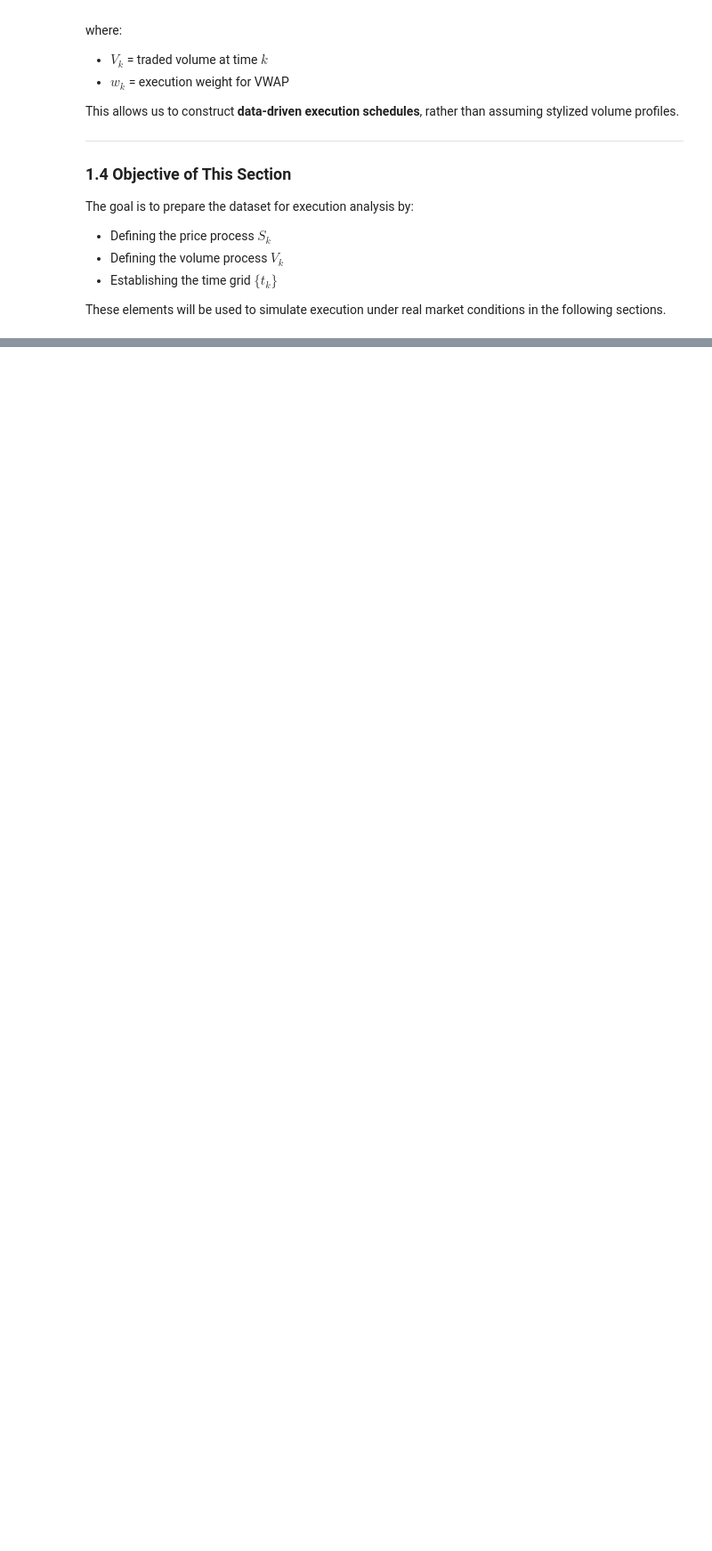
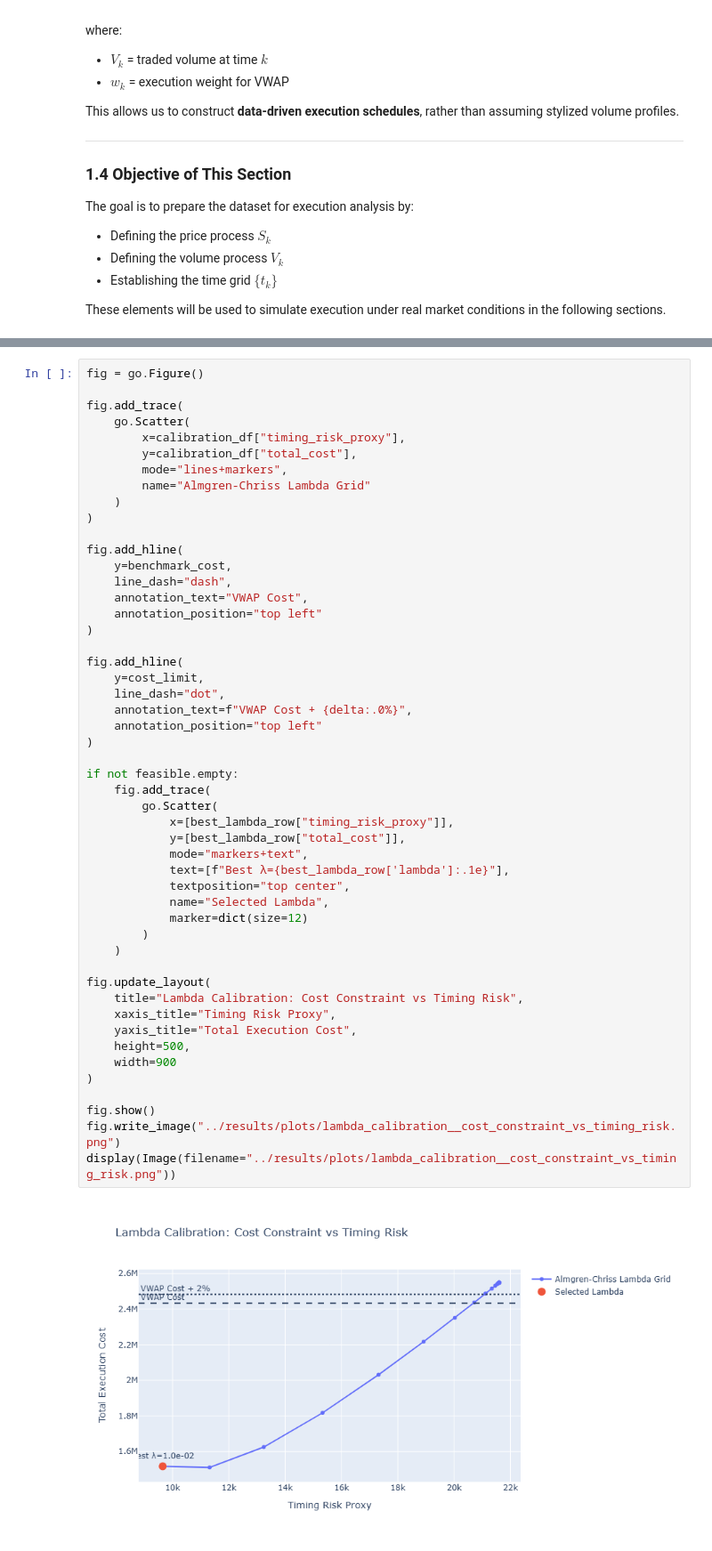
Before and after one commit to ADRIANVM117/data-science-portfolio, a Jupyter notebook: Optimal_execution_under_market_impact/notebooks/03_real_data_execution_analysis.ipynb, the cells around one changed output, grey strips where cells are left out. Shown at 89% size. Cells and saved outputs as stored; diff of their text form; blank space fills up the shorter version.

```diff
--- a/Optimal_execution_under_market_impact/notebooks/03_real_data_execution_analysis.ipynb
+++ b/Optimal_execution_under_market_impact/notebooks/03_real_data_execution_analysis.ipynb
@@ -279,0 +874,52 @@ display(Image(filename="../results/plots/spy_intraday_price_5_min.png"))
+# %%
+fig = go.Figure()
+
+fig.add_trace(
+    go.Scatter(
+        x=calibration_df["timing_risk_proxy"],
+        y=calibration_df["total_cost"],
+        mode="lines+markers",
+        name="Almgren-Chriss Lambda Grid"
+    )
+)
+
+fig.add_hline(
+    y=benchmark_cost,
+    line_dash="dash",
+    annotation_text="VWAP Cost",
+    annotation_position="top left"
+)
+
+fig.add_hline(
+    y=cost_limit,
+    line_dash="dot",
+    annotation_text=f"VWAP Cost + {delta:.0%}",
+    annotation_position="top left"
+)
+
+if not feasible.empty:
+    fig.add_trace(
+        go.Scatter(
+            x=[best_lambda_row["timing_risk_proxy"]],
+            y=[best_lambda_row["total_cost"]],
+            mode="markers+text",
+            text=[f"Best λ={best_lambda_row['lambda']:.1e}"],
+            textposition="top center",
+            name="Selected Lambda",
+            marker=dict(size=12)
+        )
+    )
+
+fig.update_layout(
+    title="Lambda Calibration: Cost Constraint vs Timing Risk",
+    xaxis_title="Timing Risk Proxy",
+    yaxis_title="Total Execution Cost",
+    height=500,
+    width=900
+)
+
+fig.show()
+fig.write_image("../results/plots/lambda_calibration__cost_constraint_vs_timing_risk.png")
+display(Image(filename="../results/plots/lambda_calibration__cost_constraint_vs_timing_risk.png"))
+# %% [output]
+[figure, added]
```
Also changed, not shown: parts of 20 cells of this notebook.
